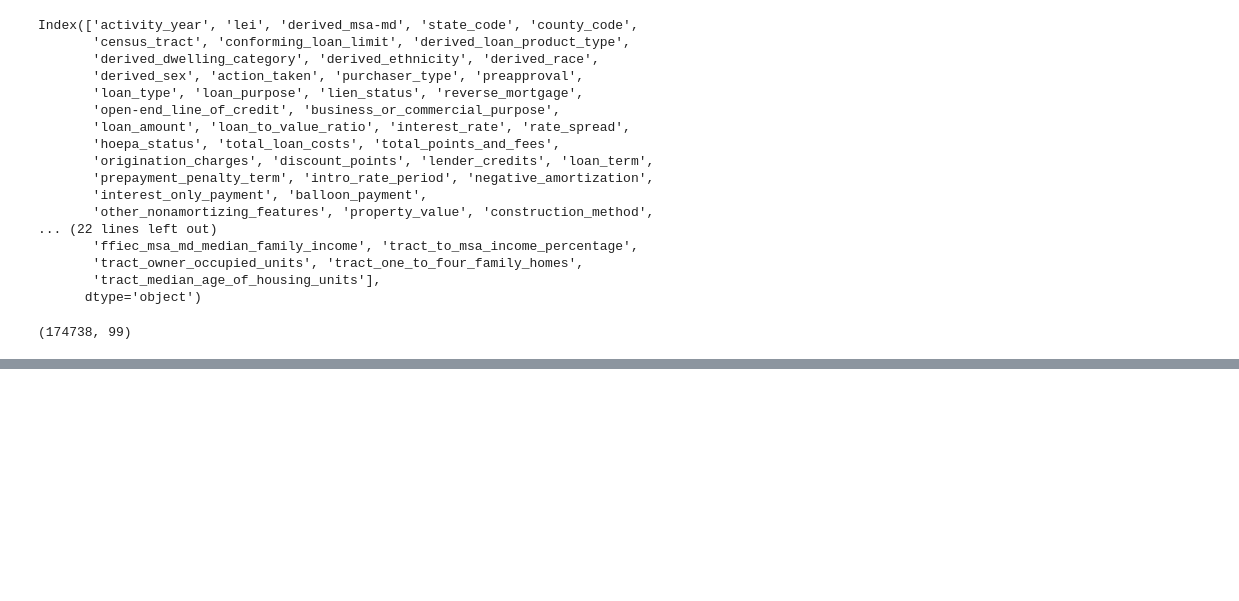
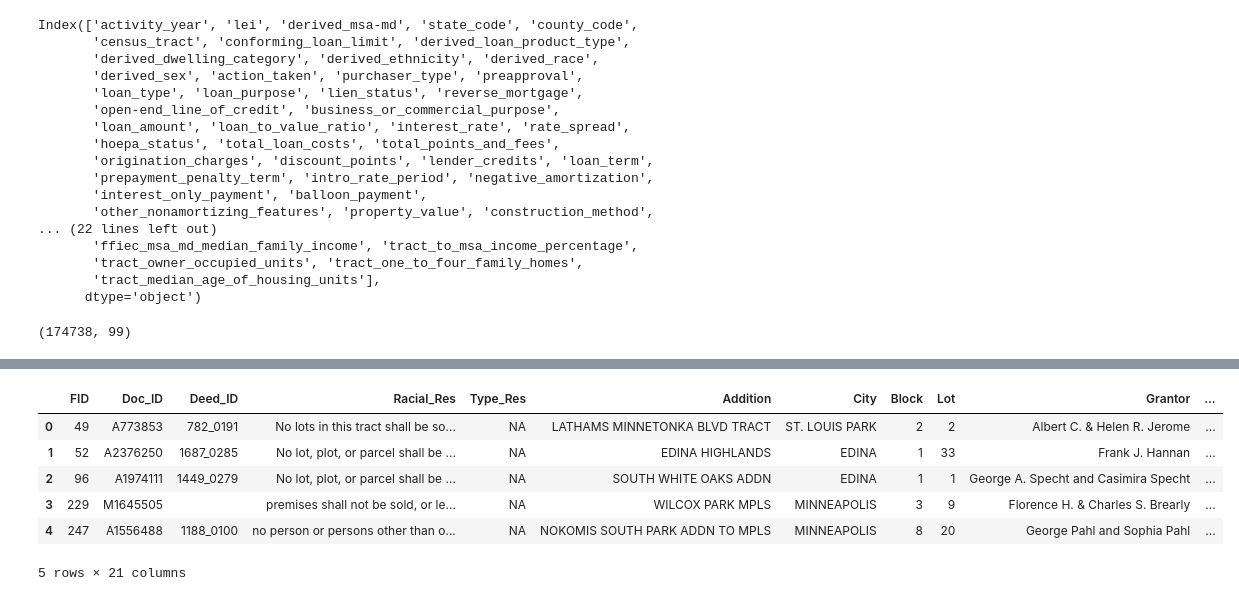
Before and after one commit to chance-roberts/DATA6550-Housing-Bias, a Jupyter notebook: Code/Brown/ABrown_Housing_Bias.ipynb, the cells around one changed output, grey strips where cells are left out. Cells and saved outputs as stored; diff of their text form; code cells hidden in the pictures; blank space fills up the shorter version.

```diff
--- a/Code/Brown/ABrown_Housing_Bias.ipynb
+++ b/Code/Brown/ABrown_Housing_Bias.ipynb
@@ -93,0 +104,14 @@ mn23 = mn23[mn23['loan_purpose'] == 1]
+# %%
+file_path = '/Users/ashlyn/Desktop/DATA 6550/data/Hennepin_County_Racial_Covenants_Table.csv'
+
+hpmn = gpd.read_file(file_path)
+
+hpmn.head()
+# %% [output]
+|  | FID | Doc_ID | Deed_ID | Racial_Res | Type_Res | Addition | City | Block | Lot | Grantor | ... |
+| 0 | 49 | A773853 | 782_0191 | No lots in this tract shall be so... | NA | LATHAMS MINNETONKA BLVD TRACT | ST. LOUIS PARK | 2 | 2 | Albert C. & Helen R. Jerome | ... |
+| 1 | 52 | A2376250 | 1687_0285 | No lot, plot, or parcel shall be ... | NA | EDINA HIGHLANDS | EDINA | 1 | 33 | Frank J. Hannan | ... |
+| 2 | 96 | A1974111 | 1449_0279 | No lot, plot, or parcel shall be ... | NA | SOUTH WHITE OAKS ADDN | EDINA | 1 | 1 | George A. Specht and Casimira Specht | ... |
+| 3 | 229 | M1645505 |  | premises shall not be sold, or le... | NA | WILCOX PARK MPLS | MINNEAPOLIS | 3 | 9 | Florence H. & Charles S. Brearly | ... |
+| 4 | 247 | A1556488 | 1188_0100 | no person or persons other than o... | NA | NOKOMIS SOUTH PARK ADDN TO MPLS | MINNEAPOLIS | 8 | 20 | George Pahl and Sophia Pahl | ... |
+5 rows × 21 columns
```
Also changed, not shown: parts of 1 cell of this notebook.
